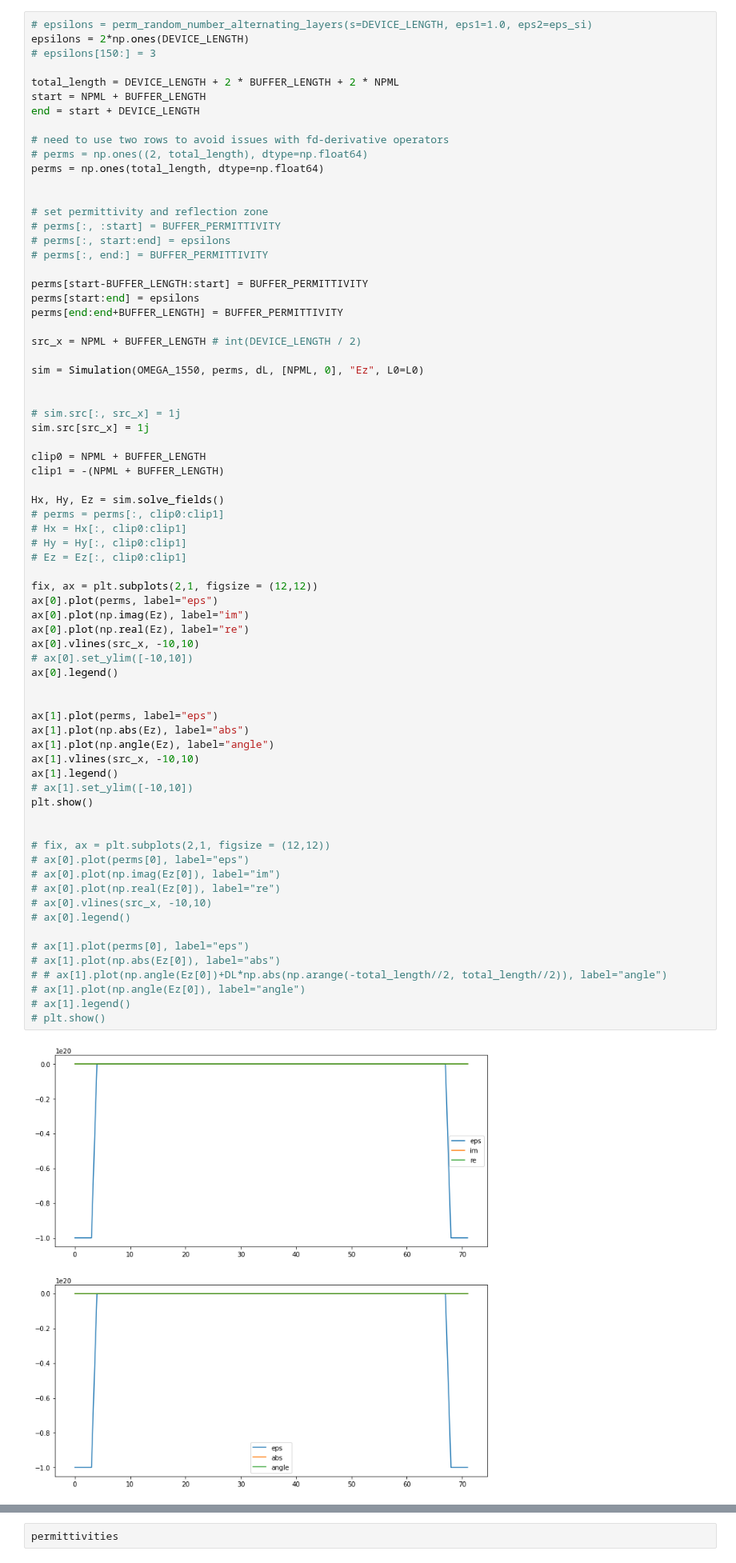
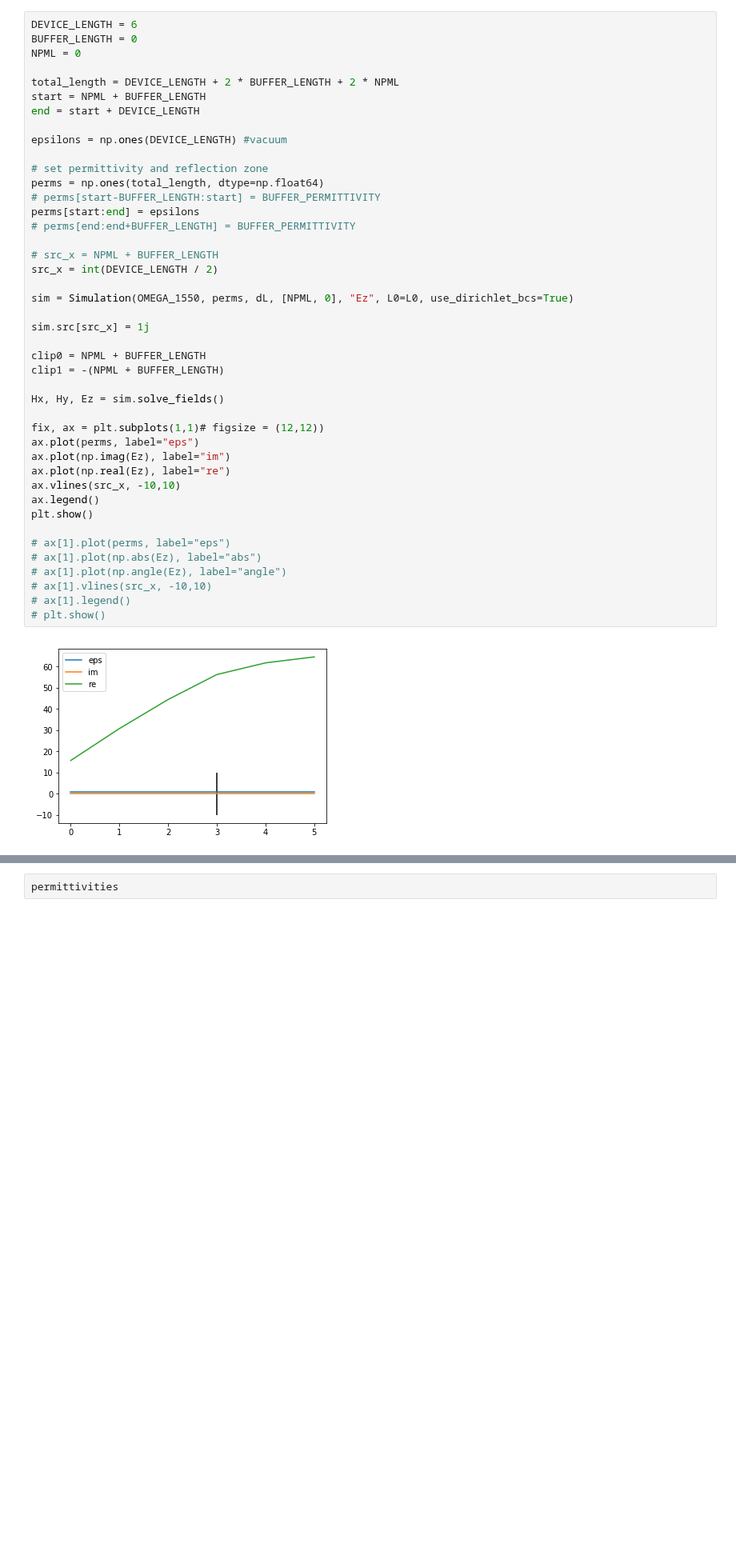
Before and after one commit to bencbartlett/neural-maxwell, a Jupyter notebook: neural_maxwell/notebooks/Angler_tests.ipynb, the cells around one changed output, grey strips where cells are left out. Shown at 80% size. Drawn from its saved outputs; the diff is of its cells as text; blank space fills up the shorter version.

```diff
--- a/neural_maxwell/notebooks/Angler_tests.ipynb
+++ b/neural_maxwell/notebooks/Angler_tests.ipynb
@@ -20,73 +20,45 @@ np.set_printoptions(precision=3)
 # %%
-# epsilons = perm_random_number_alternating_layers(s=DEVICE_LENGTH, eps1=1.0, eps2=eps_si)
-epsilons = 2*np.ones(DEVICE_LENGTH)
-# epsilons[150:] = 3
+DEVICE_LENGTH = 6
+BUFFER_LENGTH = 0
+NPML = 0
 
 total_length = DEVICE_LENGTH + 2 * BUFFER_LENGTH + 2 * NPML
 start = NPML + BUFFER_LENGTH
 end = start + DEVICE_LENGTH
 
-# need to use two rows to avoid issues with fd-derivative operators
-# perms = np.ones((2, total_length), dtype=np.float64)
-perms = np.ones(total_length, dtype=np.float64)
-
+epsilons = np.ones(DEVICE_LENGTH) #vacuum
 
 # set permittivity and reflection zone
-# perms[:, :start] = BUFFER_PERMITTIVITY
-# perms[:, start:end] = epsilons
-# perms[:, end:] = BUFFER_PERMITTIVITY
+perms = np.ones(total_length, dtype=np.float64)
+# perms[start-BUFFER_LENGTH:start] = BUFFER_PERMITTIVITY
+perms[start:end] = epsilons
+# perms[end:end+BUFFER_LENGTH] = BUFFER_PERMITTIVITY
 
-perms[start-BUFFER_LENGTH:start] = BUFFER_PERMITTIVITY
-perms[start:end] = epsilons
-perms[end:end+BUFFER_LENGTH] = BUFFER_PERMITTIVITY
+# src_x = NPML + BUFFER_LENGTH
+src_x = int(DEVICE_LENGTH / 2)
 
-src_x = NPML + BUFFER_LENGTH # int(DEVICE_LENGTH / 2)
+sim = Simulation(OMEGA_1550, perms, dL, [NPML, 0], "Ez", L0=L0, use_dirichlet_bcs=True)
 
-sim = Simulation(OMEGA_1550, perms, dL, [NPML, 0], "Ez", L0=L0)
-
-
-# sim.src[:, src_x] = 1j
 sim.src[src_x] = 1j
 
 clip0 = NPML + BUFFER_LENGTH
 clip1 = -(NPML + BUFFER_LENGTH)
 
 Hx, Hy, Ez = sim.solve_fields()
-# perms = perms[:, clip0:clip1]
-# Hx = Hx[:, clip0:clip1]
-# Hy = Hy[:, clip0:clip1]
-# Ez = Ez[:, clip0:clip1]
 
-fix, ax = plt.subplots(2,1, figsize = (12,12))
-ax[0].plot(perms, label="eps")
-ax[0].plot(np.imag(Ez), label="im")
-ax[0].plot(np.real(Ez), label="re")
-ax[0].vlines(src_x, -10,10)
-# ax[0].set_ylim([-10,10])
-ax[0].legend()
-
-
-ax[1].plot(perms, label="eps")
-ax[1].plot(np.abs(Ez), label="abs")
-ax[1].plot(np.angle(Ez), label="angle")
-ax[1].vlines(src_x, -10,10)
-ax[1].legend()
-# ax[1].set_ylim([-10,10])
+fix, ax = plt.subplots(1,1)# figsize = (12,12))
+ax.plot(perms, label="eps")
+ax.plot(np.imag(Ez), label="im")
+ax.plot(np.real(Ez), label="re")
+ax.vlines(src_x, -10,10)
+ax.legend()
 plt.show()
 
-
-# fix, ax = plt.subplots(2,1, figsize = (12,12))
-# ax[0].plot(perms[0], label="eps")
-# ax[0].plot(np.imag(Ez[0]), label="im")
-# ax[0].plot(np.real(Ez[0]), label="re")
-# ax[0].vlines(src_x, -10,10)
-# ax[0].legend()
-
-# ax[1].plot(perms[0], label="eps")
-# ax[1].plot(np.abs(Ez[0]), label="abs")
-# # ax[1].plot(np.angle(Ez[0])+DL*np.abs(np.arange(-total_length//2, total_length//2)), label="angle")
-# ax[1].plot(np.angle(Ez[0]), label="angle")
+# ax[1].plot(perms, label="eps")
+# ax[1].plot(np.abs(Ez), label="abs")
+# ax[1].plot(np.angle(Ez), label="angle")
+# ax[1].vlines(src_x, -10,10)
 # ax[1].legend()
 # plt.show()
 # %% [output]
-[figure, old version]
+[figure, new version]
```
Also changed, not shown: parts of 3 cells of this notebook, 9 other files.
